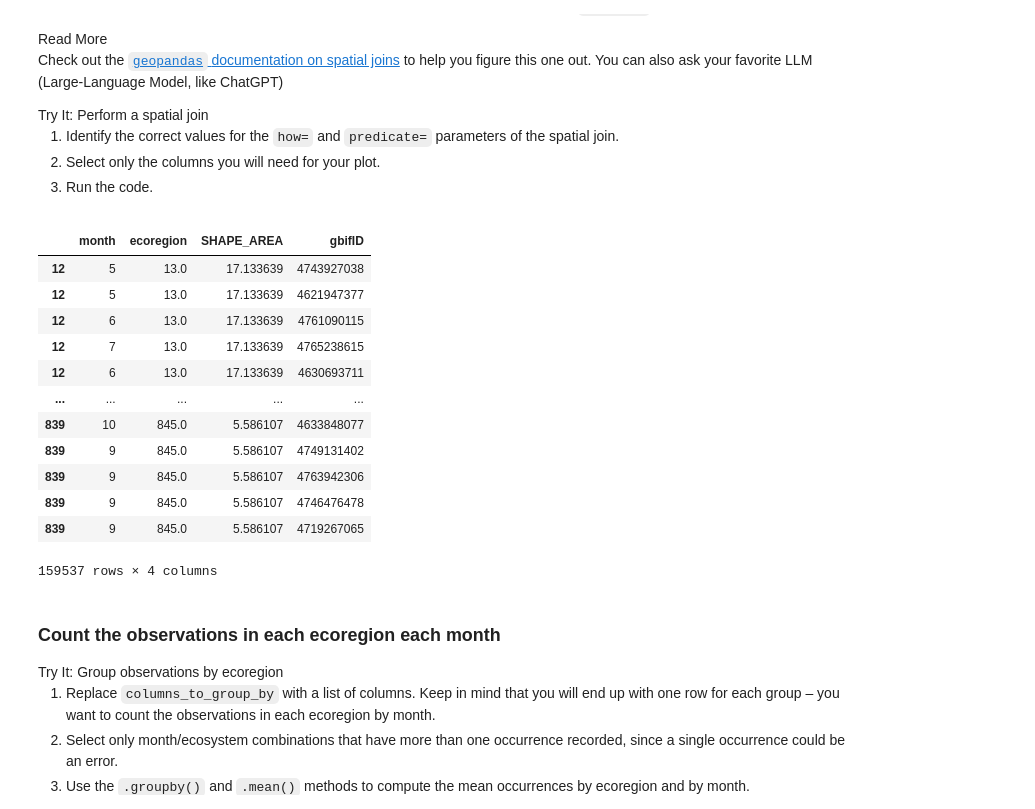
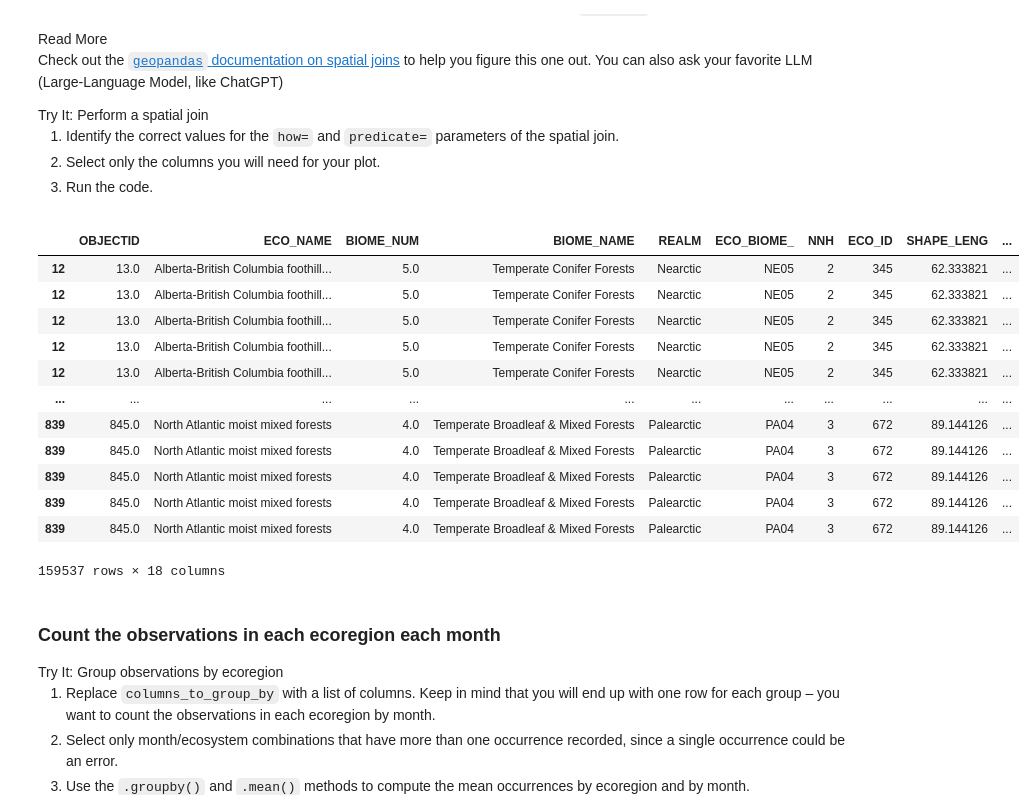
Before and after one commit to earthlab-education/foundations-of-earth-analytics-2024-species-distribution-coding-challenge-fundamentals-03-species-di, a Jupyter notebook: notebooks/species-distribution-32-normalize.ipynb, the cells around one changed output. Drawn from its saved outputs; the diff is of its cells as text; code cells hidden in the pictures.

Commit message:
Renamed columns in 31

```diff
--- a/notebooks/species-distribution-32-normalize.ipynb
+++ b/notebooks/species-distribution-32-normalize.ipynb
@@ -37,33 +37,31 @@ can also ask your favorite LLM (Large-Language Model, like ChatGPT)</p></div></d
 # %%
 gbif_ecoregion_df = (
     ecoregion_gdf
     # Match the CRS of the GBIF data and the ecoregions
     .to_crs(gbif_gdf.crs)
     # Find ecoregion for each observation
     .sjoin(
-        gbif_gdf.reset_index(),
+        gbif_gdf,
         how='inner',
         predicate='contains')
     # Select the required columns
-    [['month','OBJECTID','SHAPE_AREA',"gbifID"]]
-    .rename(columns={'OBJECTID':'ecoregion'})
 
 )
 gbif_ecoregion_df
 # %% [output]
-|  | month | ecoregion | SHAPE_AREA | gbifID |
-| 12 | 5 | 13.0 | 17.133639 | 4743927038 |
-| 12 | 5 | 13.0 | 17.133639 | 4621947377 |
-| 12 | 6 | 13.0 | 17.133639 | 4761090115 |
-| 12 | 7 | 13.0 | 17.133639 | 4765238615 |
-| 12 | 6 | 13.0 | 17.133639 | 4630693711 |
-| ... | ... | ... | ... | ... |
-| 839 | 10 | 845.0 | 5.586107 | 4633848077 |
-| 839 | 9 | 845.0 | 5.586107 | 4749131402 |
-| 839 | 9 | 845.0 | 5.586107 | 4763942306 |
-| 839 | 9 | 845.0 | 5.586107 | 4746476478 |
-| 839 | 9 | 845.0 | 5.586107 | 4719267065 |
+|  | OBJECTID | ECO_NAME | BIOME_NUM | BIOME_NAME | REALM | ECO_BIOME_ | NNH | ECO_ID | SHAPE_LENG | ... |
+| 12 | 13.0 | Alberta-British Columbia foothill... | 5.0 | Temperate Conifer Forests | Nearctic | NE05 | 2 | 345 | 62.333821 | ... |
+| 12 | 13.0 | Alberta-British Columbia foothill... | 5.0 | Temperate Conifer Forests | Nearctic | NE05 | 2 | 345 | 62.333821 | ... |
+| 12 | 13.0 | Alberta-British Columbia foothill... | 5.0 | Temperate Conifer Forests | Nearctic | NE05 | 2 | 345 | 62.333821 | ... |
+| 12 | 13.0 | Alberta-British Columbia foothill... | 5.0 | Temperate Conifer Forests | Nearctic | NE05 | 2 | 345 | 62.333821 | ... |
+| 12 | 13.0 | Alberta-British Columbia foothill... | 5.0 | Temperate Conifer Forests | Nearctic | NE05 | 2 | 345 | 62.333821 | ... |
+| ... | ... | ... | ... | ... | ... | ... | ... | ... | ... | ... |
+| 839 | 845.0 | North Atlantic moist mixed forests | 4.0 | Temperate Broadleaf & Mixed Forests | Palearctic | PA04 | 3 | 672 | 89.144126 | ... |
+| 839 | 845.0 | North Atlantic moist mixed forests | 4.0 | Temperate Broadleaf & Mixed Forests | Palearctic | PA04 | 3 | 672 | 89.144126 | ... |
+| 839 | 845.0 | North Atlantic moist mixed forests | 4.0 | Temperate Broadleaf & Mixed Forests | Palearctic | PA04 | 3 | 672 | 89.144126 | ... |
+| 839 | 845.0 | North Atlantic moist mixed forests | 4.0 | Temperate Broadleaf & Mixed Forests | Palearctic | PA04 | 3 | 672 | 89.144126 | ... |
+| 839 | 845.0 | North Atlantic moist mixed forests | 4.0 | Temperate Broadleaf & Mixed Forests | Palearctic | PA04 | 3 | 672 | 89.144126 | ... |
-159537 rows × 4 columns
+159537 rows × 18 columns
 # %% [markdown]
 ### Count the observations in each ecoregion each month
 
```
Also changed, not shown: parts of 2 cells of this notebook, 2 other files.
